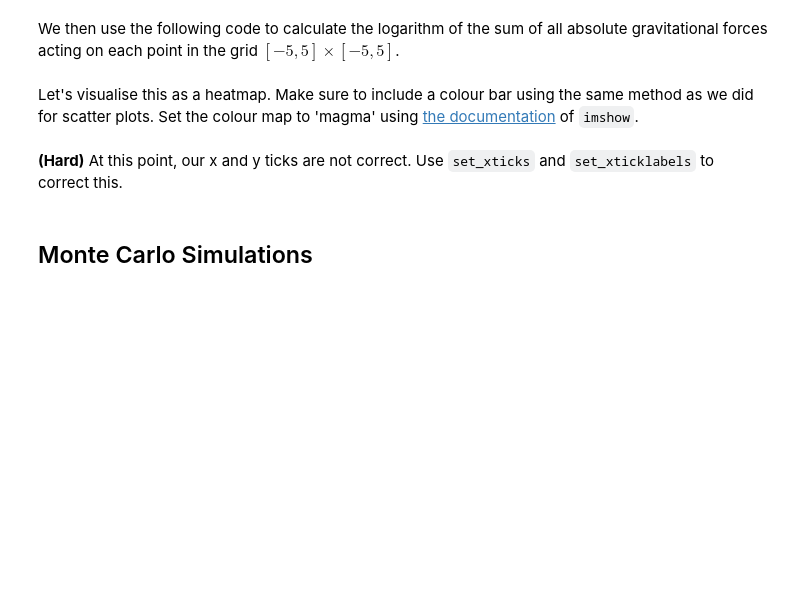
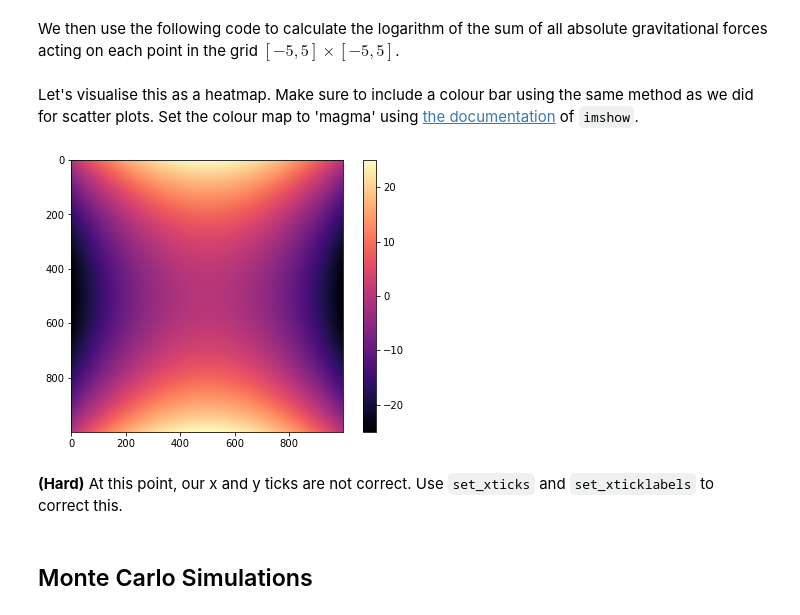
Before and after one commit to mat10599/python_for_data_science, a Jupyter notebook: session2/session-two-project-questions.ipynb, the cells around one changed output. Drawn from its saved outputs; the diff is of its cells as text; code cells hidden in the pictures; blank space fills up the shorter version.

```diff
--- a/session2/session-two-project-questions.ipynb
+++ b/session2/session-two-project-questions.ipynb
@@ -235,3 +221,11 @@ Let's visualise this as a heatmap. Make sure to include a colour bar using the s
+# %%
+# Create a heatmap of `z`
+fig, ax = plt.subplots(figsize=(7, 5))
+sc = ax.imshow(z, cmap=plt.get_cmap("magma"))
+fig.colorbar(sc)
+plt.show()
+# %% [output]
+[figure, added]
 # %% [markdown]
 **(Hard)** At this point, our x and y ticks are not correct. Use `set_xticks` and `set_xticklabels` to correct this.
 # %%
```
Also changed, not shown: parts of 9 cells of this notebook.
